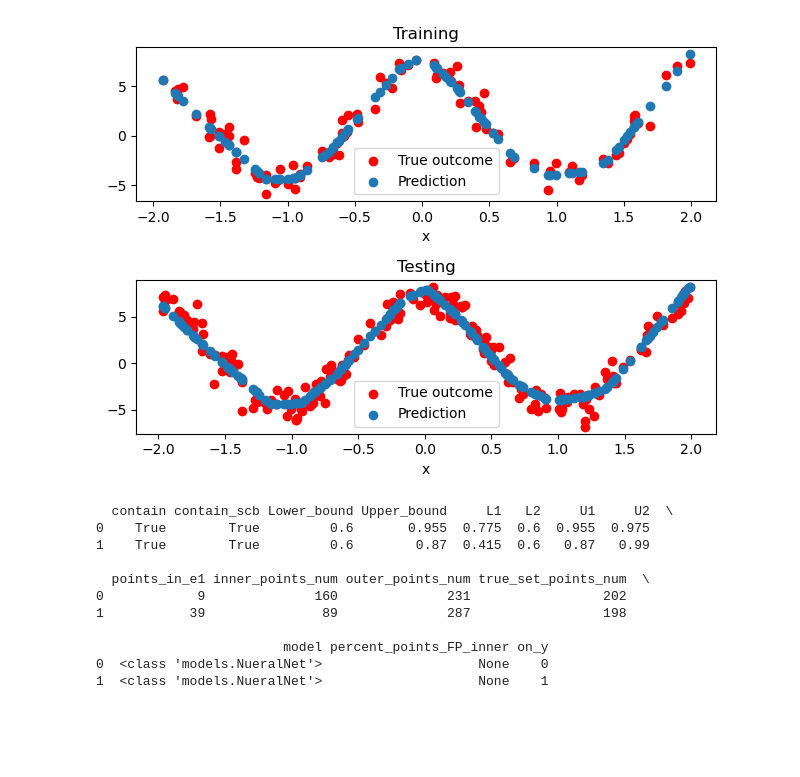
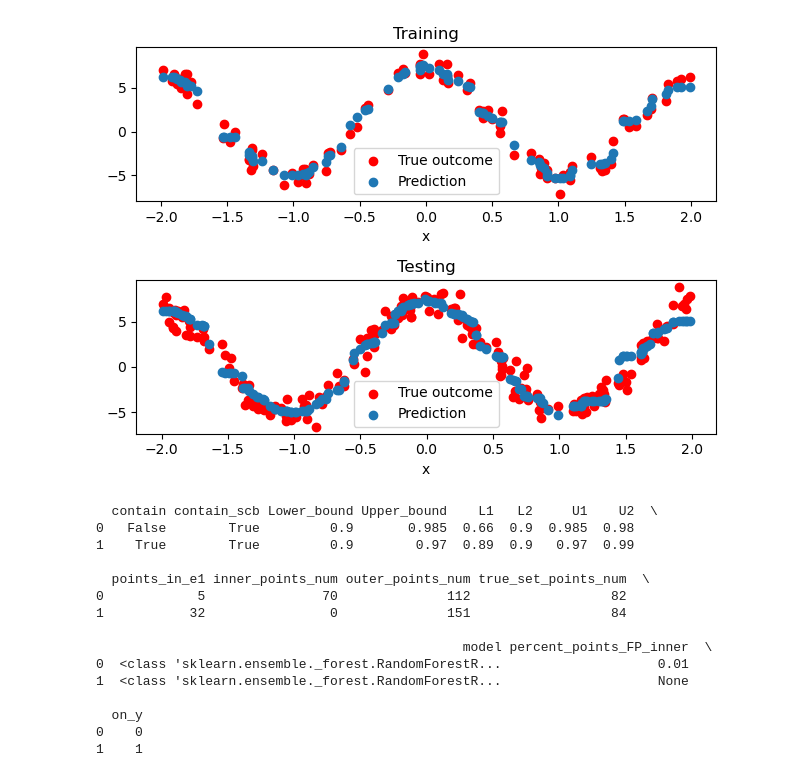
Before and after one commit to junting-ren/model_uncertainty_using_feature_confidence_set, a Jupyter notebook: notebooks/check_fit.ipynb, the cells around one changed output. Drawn from its saved outputs; the diff is of its cells as text; code cells hidden in the pictures; blank space fills up the shorter version.

Commit message:
Update check_fit.ipynb
Check fit code for different models

```diff
--- a/notebooks/check_fit.ipynb
+++ b/notebooks/check_fit.ipynb
@@ -1,41 +1,65 @@
 # %%
 import sys
 sys.path.append('../functions')
 from CS_sim_helper import sim_CS,sim_CS_wrapper, generate_sim_data,check_overfitting, transform_X_poly,transform_X
 from sklearn.linear_model import LinearRegression
 from sklearn.ensemble import RandomForestRegressor
 from models import NueralNet, logistic_regression
 from xgboost import XGBRegressor
 import torch.nn as nn
 import numpy as np
 models_l = [LinearRegression, RandomForestRegressor, NueralNet, XGBRegressor]
 model_kwargs_l = [{},{'min_samples_leaf':6},{'input_size': 1, 'h_sizes':[40,40]}, {'n_estimators':100,'max_depth':1, 'subsample':0.7}]
 # r = sim_CS(L=0.9, level = 0, models_l = models_l, model_kwargs_l = model_kwargs_l,
 #    N = 100, N_test =500, p = 1, error_sd = 1,
 #    data_sim_func = generate_sim_data, data_kwargs = {'beta':np.array([-2,2,3]),'transform_func': transform_X_poly,'uniform_range':[-2,2]},
 #    center_G = True, center_pred = False,
 #    use_true_contour = False,  n_boot = 100)
 # {'input_size': 4, 'h_sizes':[40,40],'out_act':'sigmoid', 'loss_fn': nn.BCELoss()}
 #{'min_samples_leaf':6}
-check_overfitting(model = NueralNet, model_kwargs = { 'n_iter':500,'patience':100,'input_size': 1, 'h_sizes':[40,40]},
+# check_overfitting(model = NueralNet, model_kwargs = { 'n_iter':500,'patience':100,'input_size': 1, 'h_sizes':[40,40]},
+#           N = 100, N_test =200, p = 1, error_sd = 1,
+#           data_sim_func = generate_sim_data, data_kwargs = {'transform_func':transform_X, 'beta':np.array([1,2,3,4]), 'uniform_range_x':[-2,2]})
+# r = sim_CS(L=0.6, level = 2, models_l = [NueralNet], model_kwargs_l = [ { 'n_iter':500,'patience':100,'input_size': 1, 'h_sizes':[40,40]}],
+#    N = 100, N_test =500, p = 1, error_sd = 1,
+#    data_sim_func = generate_sim_data, data_kwargs =  {'transform_func':transform_X, 'beta':np.array([1,2,3,4]),'uniform_range_x':[-2,2]},
+#    center_G = True, center_pred = False,
+#    use_true_contour = False,  n_boot = 200, return_plot = True)
+# print(r)
+
+# check_overfitting(model = XGBRegressor, model_kwargs = {'n_estimators':10,'max_depth':6, 'subsample':0.2},
+#           N = 100, N_test =200, p = 1, error_sd = 1,
+#           data_sim_func = generate_sim_data, data_kwargs = {'transform_func':transform_X, 'beta':np.array([1,2,3,4]), 'uniform_range_x':[-2,2]})
+# r = sim_CS(L=0.9, level = 2, models_l = [XGBRegressor], model_kwargs_l = [{'n_estimators':10,'max_depth':6, 'subsample':0.2}],
+#    N = 100, N_test =500, p = 1, error_sd = 1,
+#    data_sim_func = generate_sim_data, data_kwargs =  {'transform_func':transform_X, 'beta':np.array([1,2,3,4]),'uniform_range_x':[-2,2]},
+#    center_G = True, center_pred = False,
+#    use_true_contour = False,  n_boot = 200, return_plot = True)
+# print(r)
+
+check_overfitting(model = RandomForestRegressor, model_kwargs = {'min_samples_leaf':3},
           N = 100, N_test =200, p = 1, error_sd = 1,
           data_sim_func = generate_sim_data, data_kwargs = {'transform_func':transform_X, 'beta':np.array([1,2,3,4]), 'uniform_range_x':[-2,2]})
-r = sim_CS(L=0.6, level = 2, models_l = [NueralNet], model_kwargs_l = [ { 'n_iter':500,'patience':100,'input_size': 1, 'h_sizes':[40,40]}],
-   N = 100, N_test =500, p = 1, error_sd = 1,
+r = sim_CS(L=0.9, level = 2, models_l = [RandomForestRegressor], model_kwargs_l = [{'min_samples_leaf':6}],
+   N = 100, N_test =200, p = 1, error_sd = 1,
    data_sim_func = generate_sim_data, data_kwargs =  {'transform_func':transform_X, 'beta':np.array([1,2,3,4]),'uniform_range_x':[-2,2]},
    center_G = True, center_pred = False,
-   use_true_contour = False,  n_boot = 200, return_plot = True)
+   use_true_contour = False,  n_boot = 200, return_plot = False)
 print(r)
 # %% [output]
-[figure, old version]
+[figure, new version]
-  contain contain_scb Lower_bound Upper_bound     L1   L2     U1     U2  \
-0    True        True         0.6       0.955  0.775  0.6  0.955  0.975
-1    True        True         0.6        0.87  0.415  0.6   0.87   0.99
+  contain contain_scb Lower_bound Upper_bound    L1   L2     U1    U2  \
+0   False        True         0.9       0.985  0.66  0.9  0.985  0.98
+1    True        True         0.9        0.97  0.89  0.9   0.97  0.99
 
   points_in_e1 inner_points_num outer_points_num true_set_points_num  \
-0            9              160              231                 202
-1           39               89              287                 198
+0            5               70              112                  82
+1           32                0              151                  84
 
-                        model percent_points_FP_inner on_y
-0  <class 'models.NueralNet'>                    None    0
-1  <class 'models.NueralNet'>                    None    1
+                                               model percent_points_FP_inner  \
+0  <class 'sklearn.ensemble._forest.RandomForestR...                    0.01
+1  <class 'sklearn.ensemble._forest.RandomForestR...                    None
+
+  on_y
+0    0
+1    1
```
